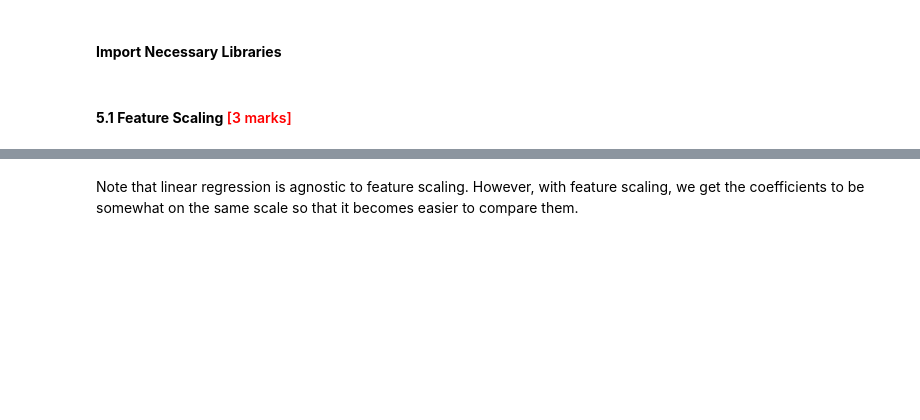
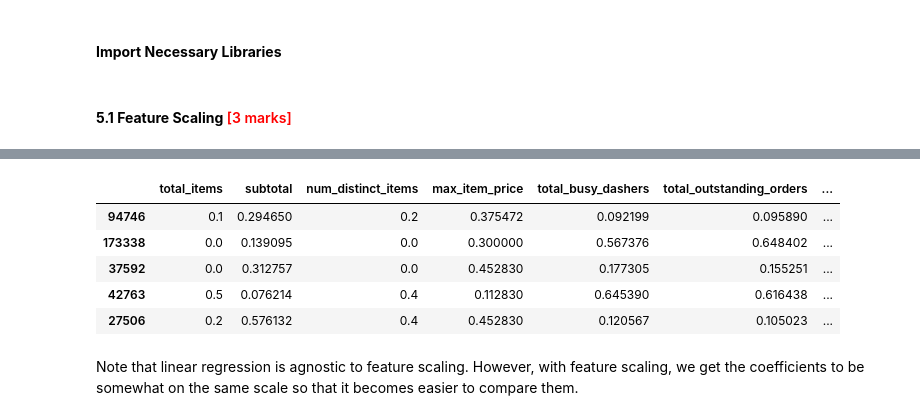
Before and after one commit to avanindra3/LR_Delivery_Time_Prediction, a Jupyter notebook: LR_Delivery_Time_Estimation_Starter_1.ipynb, the cells around one changed output, grey strips where cells are left out. Saved outputs shown, nothing was run; the diff lists cells and outputs as text; code cells hidden in the pictures; blank space fills up the shorter version.

```diff
--- a/LR_Delivery_Time_Estimation_Starter_1.ipynb
+++ b/LR_Delivery_Time_Estimation_Starter_1.ipynb
@@ -583,3 +595,16 @@ memory usage: 4.4 MB
+# %%
+scaler = MinMaxScaler()
+# %%
+train_data_1[train_data_feats] = scaler.fit_transform(train_data_1[train_data_feats])
+# %%
+train_data_1.head()
+# %% [output]
+|  | total_items | subtotal | num_distinct_items | max_item_price | total_busy_dashers | total_outstanding_orders | ... |
+| 94746 | 0.1 | 0.294650 | 0.2 | 0.375472 | 0.092199 | 0.095890 | ... |
+| 173338 | 0.0 | 0.139095 | 0.0 | 0.300000 | 0.567376 | 0.648402 | ... |
+| 37592 | 0.0 | 0.312757 | 0.0 | 0.452830 | 0.177305 | 0.155251 | ... |
+| 42763 | 0.5 | 0.076214 | 0.4 | 0.112830 | 0.645390 | 0.616438 | ... |
+| 27506 | 0.2 | 0.576132 | 0.4 | 0.452830 | 0.120567 | 0.105023 | ... |
 # %% [markdown]
 Note that linear regression is agnostic to feature scaling. However, with feature scaling, we get the coefficients to be somewhat on the same scale so that it becomes easier to compare them.
 # %% [markdown]
```
Also changed, not shown: parts of 3 cells of this notebook.
